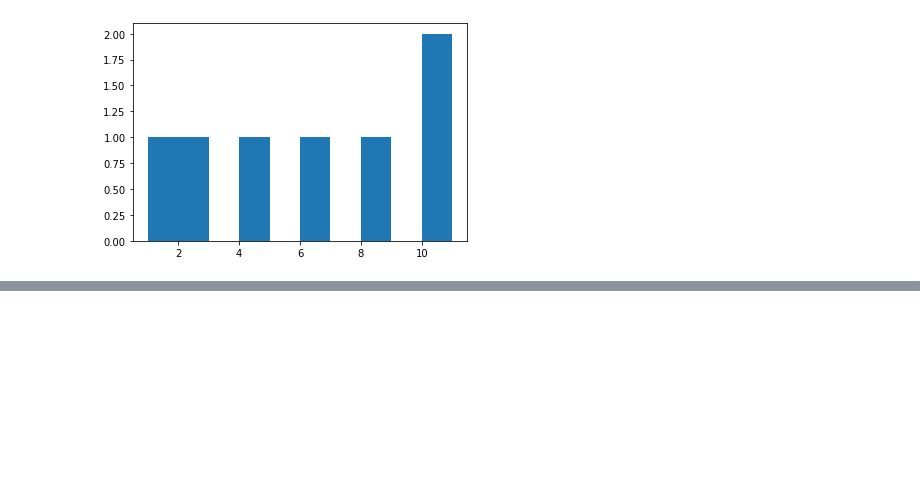
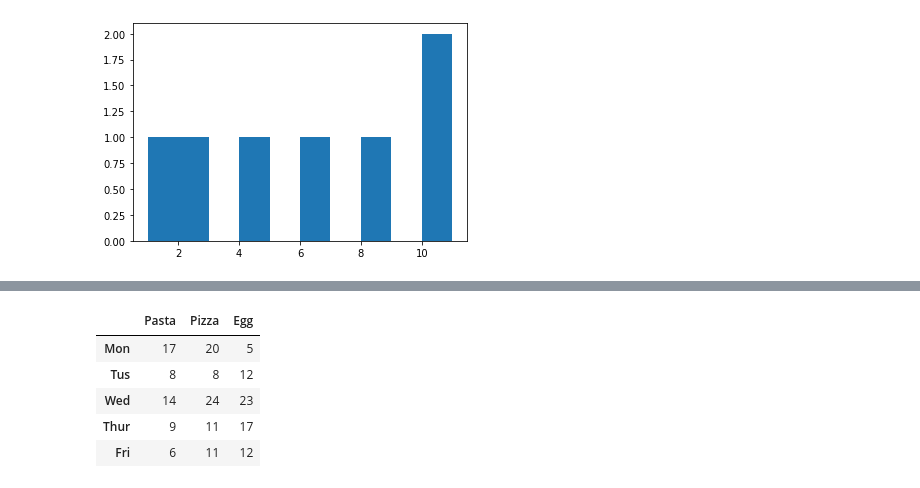
Before and after one commit to aliazani/machine-learning, a Jupyter notebook: 3-numpy/1-intoduction_to_numpy.ipynb, the cells around one changed output, grey strips where cells are left out. Saved outputs shown, nothing was run; the diff lists cells and outputs as text; code cells hidden in the pictures; blank space fills up the shorter version.

```diff
--- a/3-numpy/1-intoduction_to_numpy.ipynb
+++ b/3-numpy/1-intoduction_to_numpy.ipynb
@@ -508,0 +684,13 @@ plt.show()
+# %%
+# create weekly sale dataframe use day of week for indexes and for columns use some food name
+weekly_sales = pd.DataFrame(sales_amount,
+                           index=['Mon', 'Tus', 'Wed', 'Thur', 'Fri'],
+                           columns=['Pasta', 'Pizza', 'Egg'])
+weekly_sales
+# %% [output]
+|  | Pasta | Pizza | Egg |
+| Mon | 17 | 20 | 5 |
+| Tus | 8 | 8 | 12 |
+| Wed | 14 | 24 | 23 |
+| Thur | 9 | 11 | 17 |
+| Fri | 6 | 11 | 12 |
```
Also changed, not shown: parts of 66 cells of this notebook, 5 other files.
